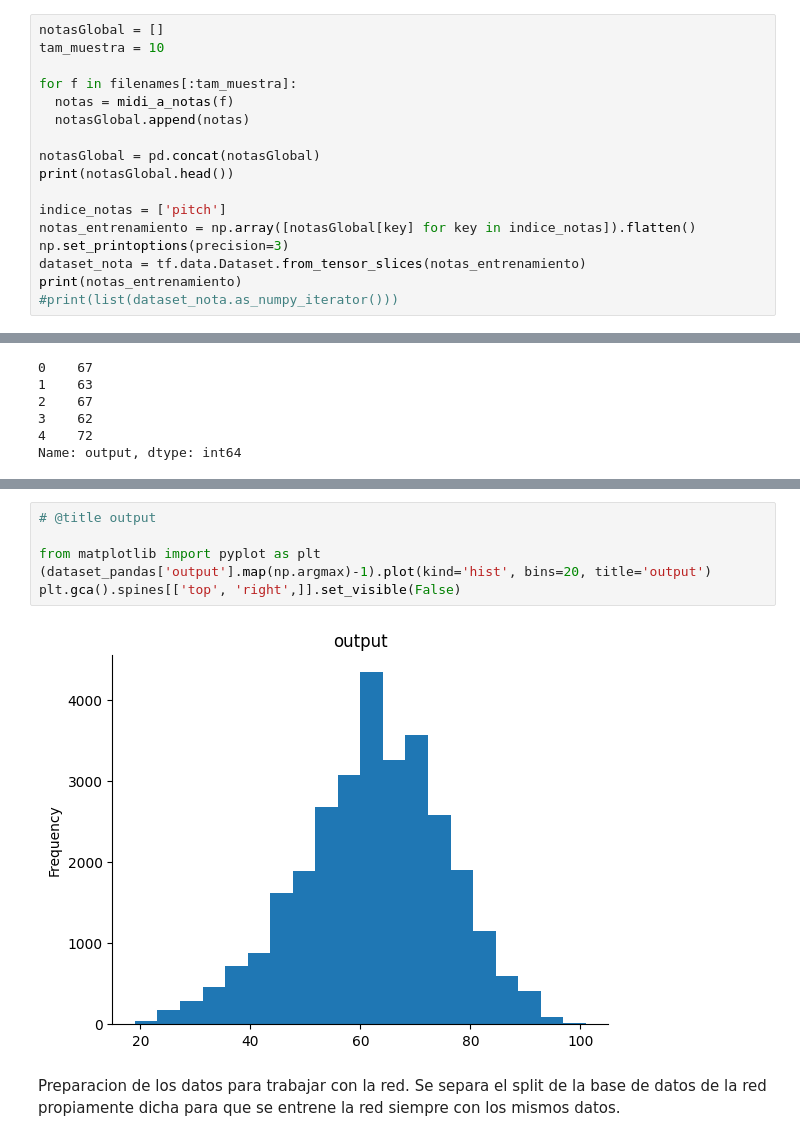
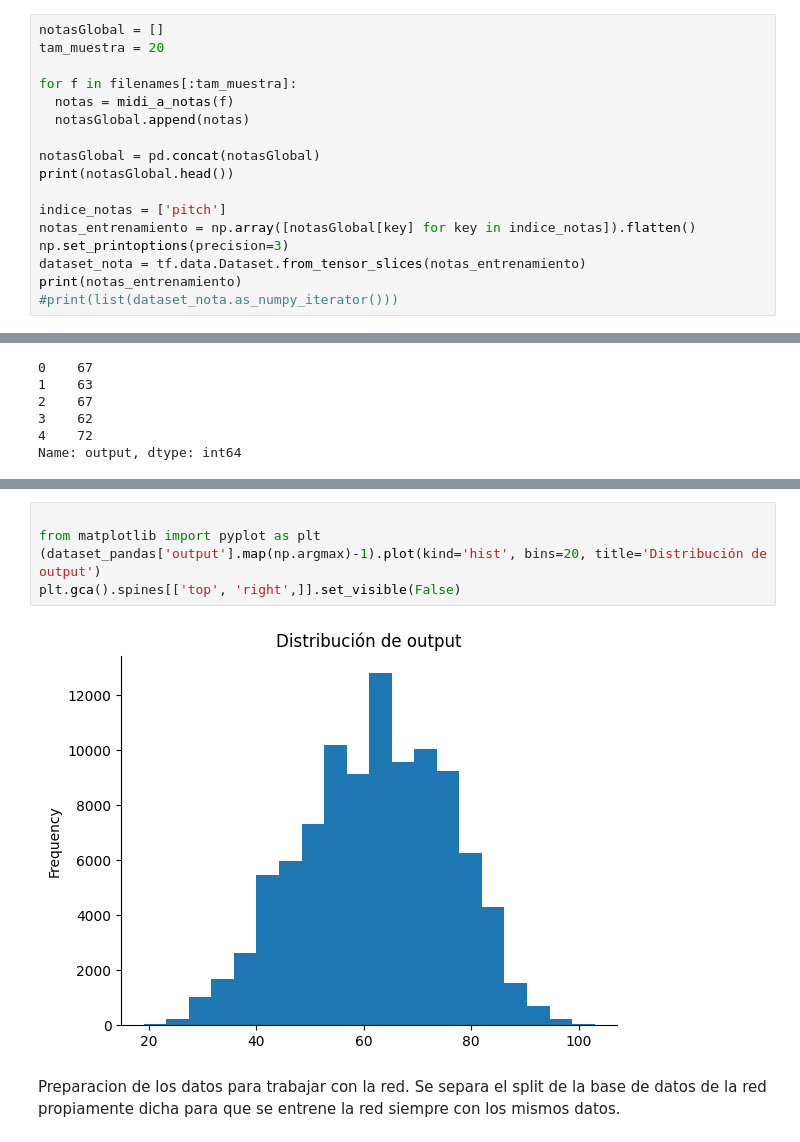
Before and after one commit to solalcaraz/TP-MATEIII-RN, a Jupyter notebook: TP_Mate_RNN_softmax.ipynb, the cells around one changed output, grey strips where cells are left out. Saved outputs shown, nothing was run; the diff lists cells and outputs as text.

```diff
--- a/TP_Mate_RNN_softmax.ipynb
+++ b/TP_Mate_RNN_softmax.ipynb
@@ -119,7 +99,7 @@ def notes_to_midi(
 Se procesan los archivos MIDI, se extraen las notas de cada archivo y se preparan los datos para el modelo del aprendizaje automatico mas adelante.
 # %%
 notasGlobal = []
-tam_muestra = 10
+tam_muestra = 20
 
 for f in filenames[:tam_muestra]:
   notas = midi_a_notas(f)
@@ -193,11 +171,10 @@ array([0, 0, 0, 0, 0, 0, 0, 0, 0, 0, 0, 0, 0, 0, 0, 0, 0, 0, 0, 0, 0, 0,
 # %%
-# @title output
 
 from matplotlib import pyplot as plt
-(dataset_pandas['output'].map(np.argmax)-1).plot(kind='hist', bins=20, title='output')
+(dataset_pandas['output'].map(np.argmax)-1).plot(kind='hist', bins=20, title='Distribución de output')
 plt.gca().spines[['top', 'right',]].set_visible(False)
 # %% [output]
-[figure, old version]
+[figure, new version]
 # %% [markdown]
 Preparacion de los datos para trabajar con la red. Se separa el split de la base de datos de la red propiamente dicha para que se entrene la red siempre con los mismos datos.
 # %%
```
Also changed, not shown: parts of 21 cells of this notebook.
